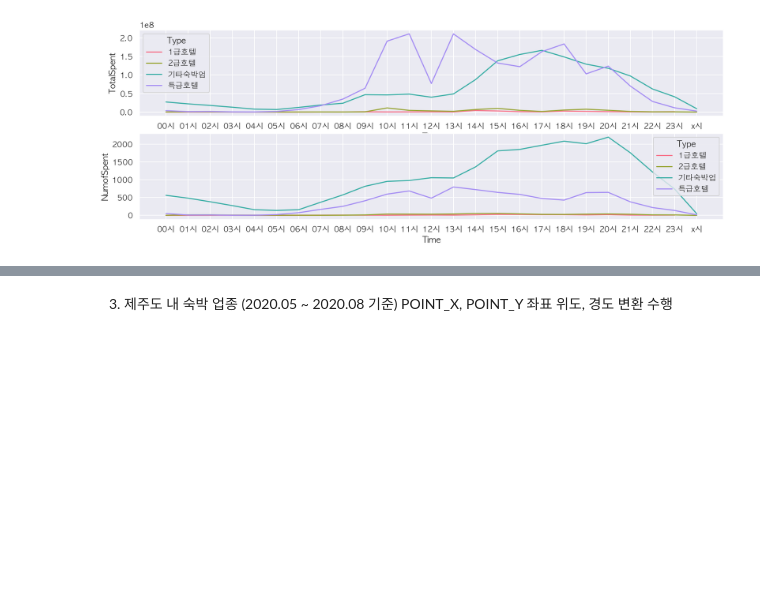
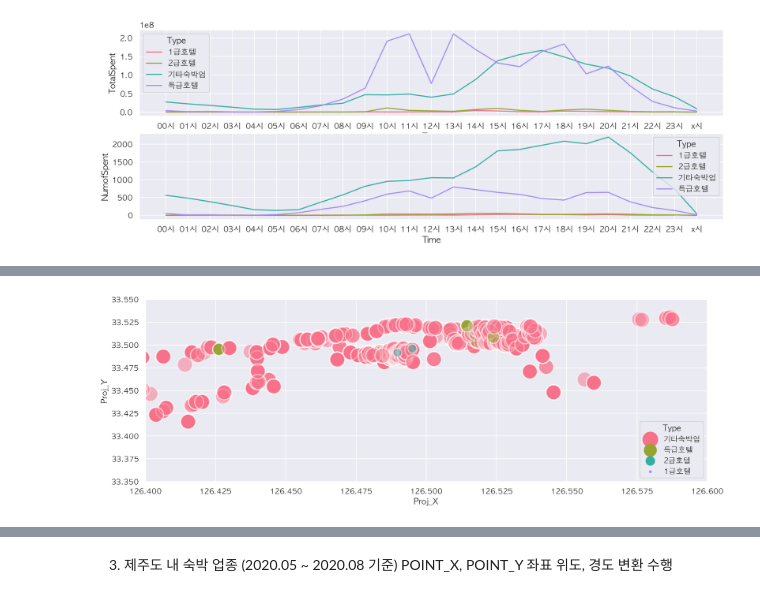
Before and after one commit to HyunjinKIM-Chloe/eda-repo-1, a Jupyter notebook: eda/jejuhotel_guest_consumption.ipynb, the cells around one changed output, grey strips where cells are left out. Drawn from its saved outputs; the diff is of its cells as text; code cells hidden in the pictures; blank space fills up the shorter version.

Commit message:
Add : hotel scraping data visualization preparation

```diff
--- a/eda/jejuhotel_guest_consumption.ipynb
+++ b/eda/jejuhotel_guest_consumption.ipynb
@@ -267,7 +259,0 @@ with sns.color_palette('husl', 3):
-# %%
-# xlim, ylim
-sns.set(rc={'figure.figsize':(15,8),'axes.unicode_minus':False}, font='AppleGothic', style='darkgrid')
-with sns.color_palette('husl', 3):
-    plt = sns.scatterplot('Proj_X', 'Proj_Y',data=hotel_datas, hue='Type', alpha=0.5, size='Type', sizes=(40,200))
-    plt.set(ylim=(33.2, 33.55))
-    plt.set(xlim=(126.3, 127))
@@ -275,0 +267,8 @@ with sns.color_palette('husl', 3):
+# %%
+# xlim, ylim
+with sns.color_palette('husl', 3):
+    plt = sns.scatterplot('Proj_X', 'Proj_Y', data=hotel_datas, hue='Type', alpha=0.5, size='Type', sizes=(10,500))
+    plt.set(ylim=(33.35, 33.55))
+    plt.set(xlim=(126.4, 126.6))
+# %% [output]
+[figure, added]
```
Also changed, not shown: parts of 11 cells of this notebook.
